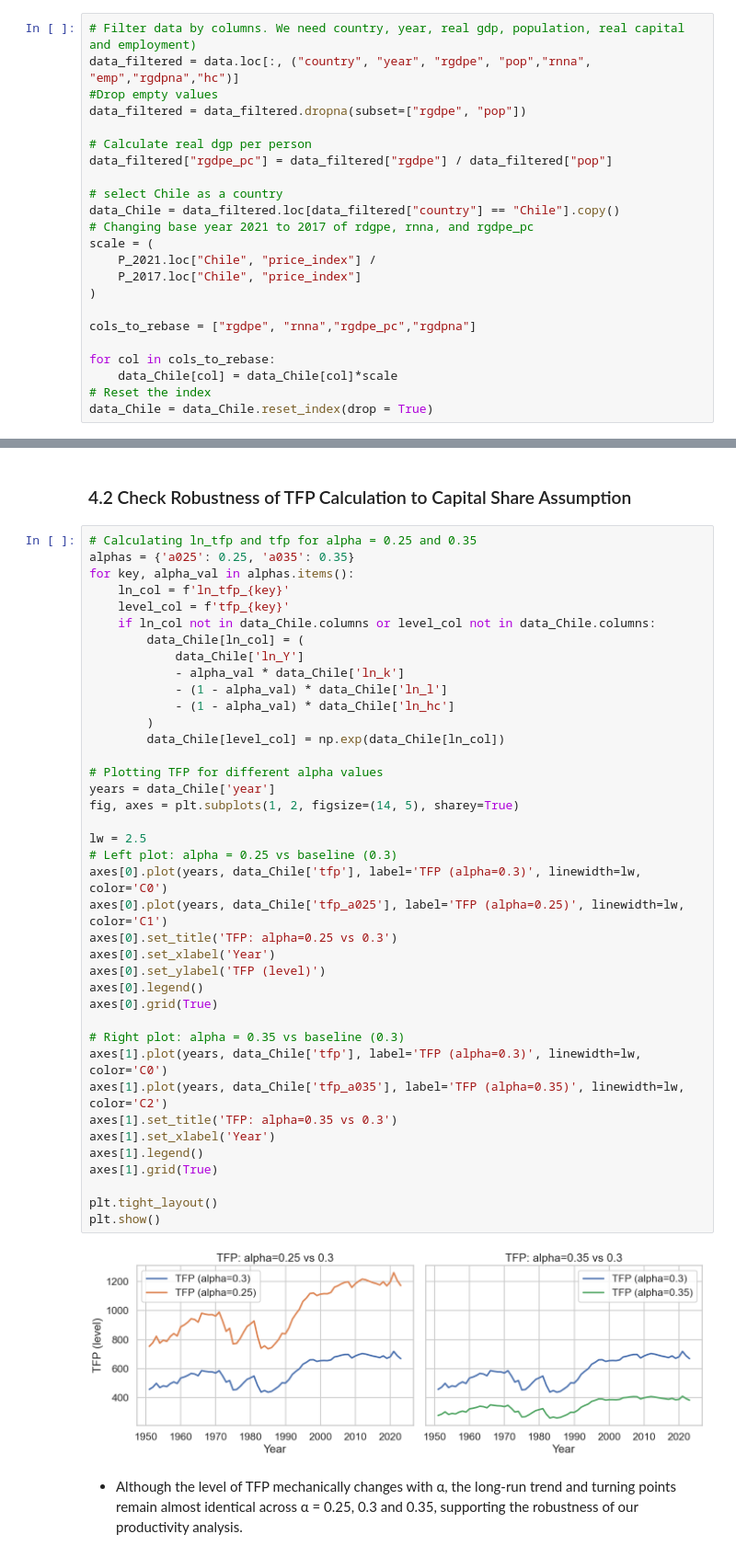
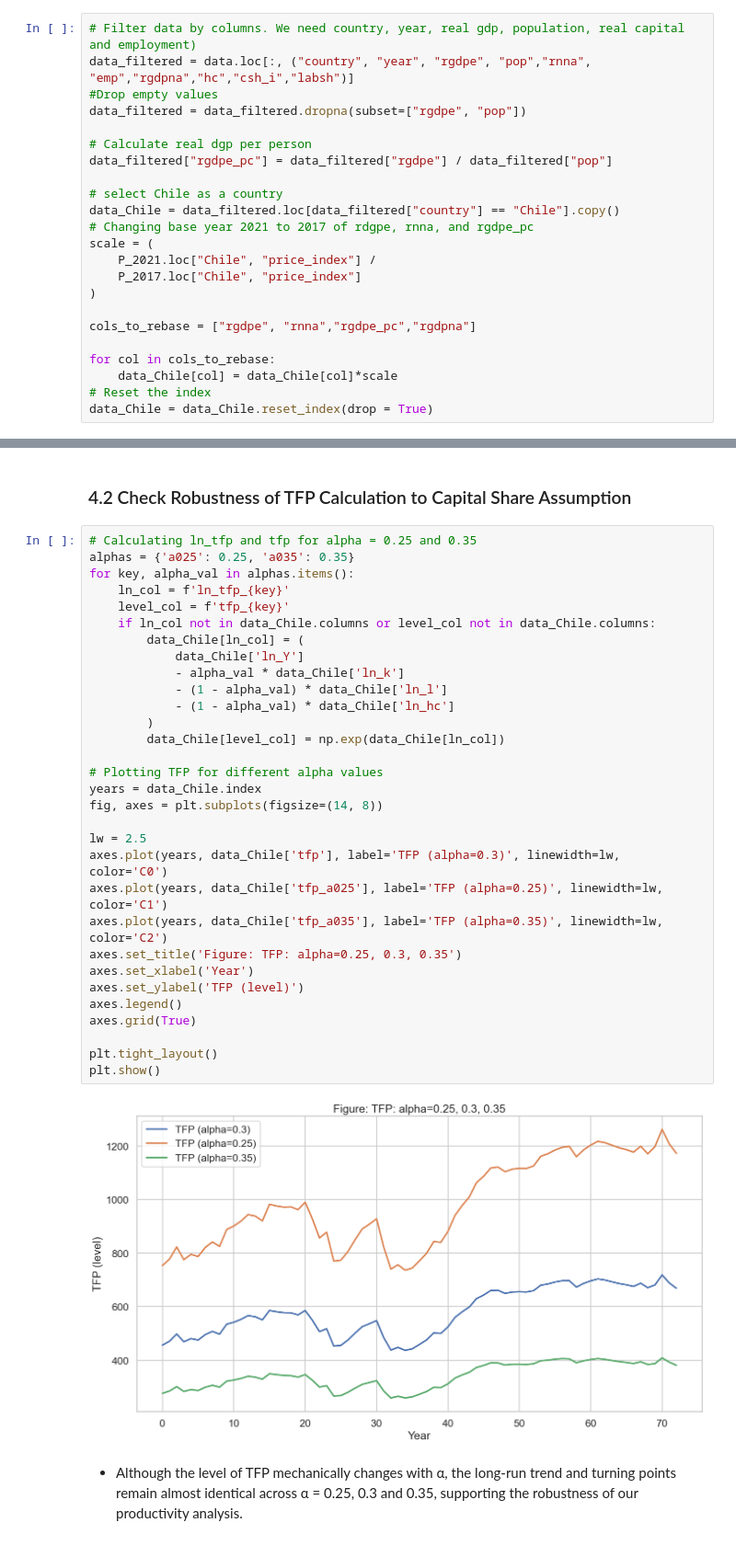
Before and after one commit to IcarusBai/EC2B1_Coursework, a Jupyter notebook: EC2B1_Coursework_Program.ipynb, the cells around one changed output, grey strips where cells are left out. Shown at 92% size. Drawn from its saved outputs; the diff is of its cells as text.

```diff
--- a/EC2B1_Coursework_Program.ipynb
+++ b/EC2B1_Coursework_Program.ipynb
@@ -38,7 +38,7 @@ P_2021 = (
 #### 2.2.2 Filter Data and Change the Base Year from 2021 to 2017
 # %%
 # Filter data by columns. We need country, year, real gdp, population, real capital and employment)
-data_filtered = data.loc[:, ("country", "year", "rgdpe", "pop","rnna", "emp","rgdpna","hc")]
+data_filtered = data.loc[:, ("country", "year", "rgdpe", "pop","rnna", "emp","rgdpna","hc","csh_i","labsh")]
 #Drop empty values
 data_filtered = data_filtered.dropna(subset=["rgdpe", "pop"])
 
@@ -342,44 +330,36 @@ plt.show()
 # %%
 # Calculating ln_tfp and tfp for alpha = 0.25 and 0.35
 alphas = {'a025': 0.25, 'a035': 0.35}
 for key, alpha_val in alphas.items():
     ln_col = f'ln_tfp_{key}'
     level_col = f'tfp_{key}'
     if ln_col not in data_Chile.columns or level_col not in data_Chile.columns:
         data_Chile[ln_col] = (
             data_Chile['ln_Y']
             - alpha_val * data_Chile['ln_k']
             - (1 - alpha_val) * data_Chile['ln_l']
             - (1 - alpha_val) * data_Chile['ln_hc']
         )
         data_Chile[level_col] = np.exp(data_Chile[ln_col])
 
 # Plotting TFP for different alpha values
-years = data_Chile['year']
-fig, axes = plt.subplots(1, 2, figsize=(14, 5), sharey=True)
+years = data_Chile.index
+fig, axes = plt.subplots(figsize=(14, 8))
 
 lw = 2.5
-# Left plot: alpha = 0.25 vs baseline (0.3)
-axes[0].plot(years, data_Chile['tfp'], label='TFP (alpha=0.3)', linewidth=lw, color='C0')
-axes[0].plot(years, data_Chile['tfp_a025'], label='TFP (alpha=0.25)', linewidth=lw, color='C1')
-axes[0].set_title('TFP: alpha=0.25 vs 0.3')
-axes[0].set_xlabel('Year')
-axes[0].set_ylabel('TFP (level)')
-axes[0].legend()
-axes[0].grid(True)
-
-# Right plot: alpha = 0.35 vs baseline (0.3)
-axes[1].plot(years, data_Chile['tfp'], label='TFP (alpha=0.3)', linewidth=lw, color='C0')
-axes[1].plot(years, data_Chile['tfp_a035'], label='TFP (alpha=0.35)', linewidth=lw, color='C2')
-axes[1].set_title('TFP: alpha=0.35 vs 0.3')
-axes[1].set_xlabel('Year')
-axes[1].legend()
-axes[1].grid(True)
+axes.plot(years, data_Chile['tfp'], label='TFP (alpha=0.3)', linewidth=lw, color='C0')
+axes.plot(years, data_Chile['tfp_a025'], label='TFP (alpha=0.25)', linewidth=lw, color='C1')
+axes.plot(years, data_Chile['tfp_a035'], label='TFP (alpha=0.35)', linewidth=lw, color='C2')
+axes.set_title('Figure: TFP: alpha=0.25, 0.3, 0.35')
+axes.set_xlabel('Year')
+axes.set_ylabel('TFP (level)')
+axes.legend()
+axes.grid(True)
 
 plt.tight_layout()
 plt.show()
 # %% [output]
-[figure, old version]
+[figure, new version]
 # %% [markdown]
 - Although the level of TFP mechanically changes with α, the long-run trend and turning points remain almost identical across α = 0.25, 0.3 and 0.35, supporting the robustness of our productivity analysis.
 # %% [markdown]
```
Also changed, not shown: parts of 12 cells of this notebook.
